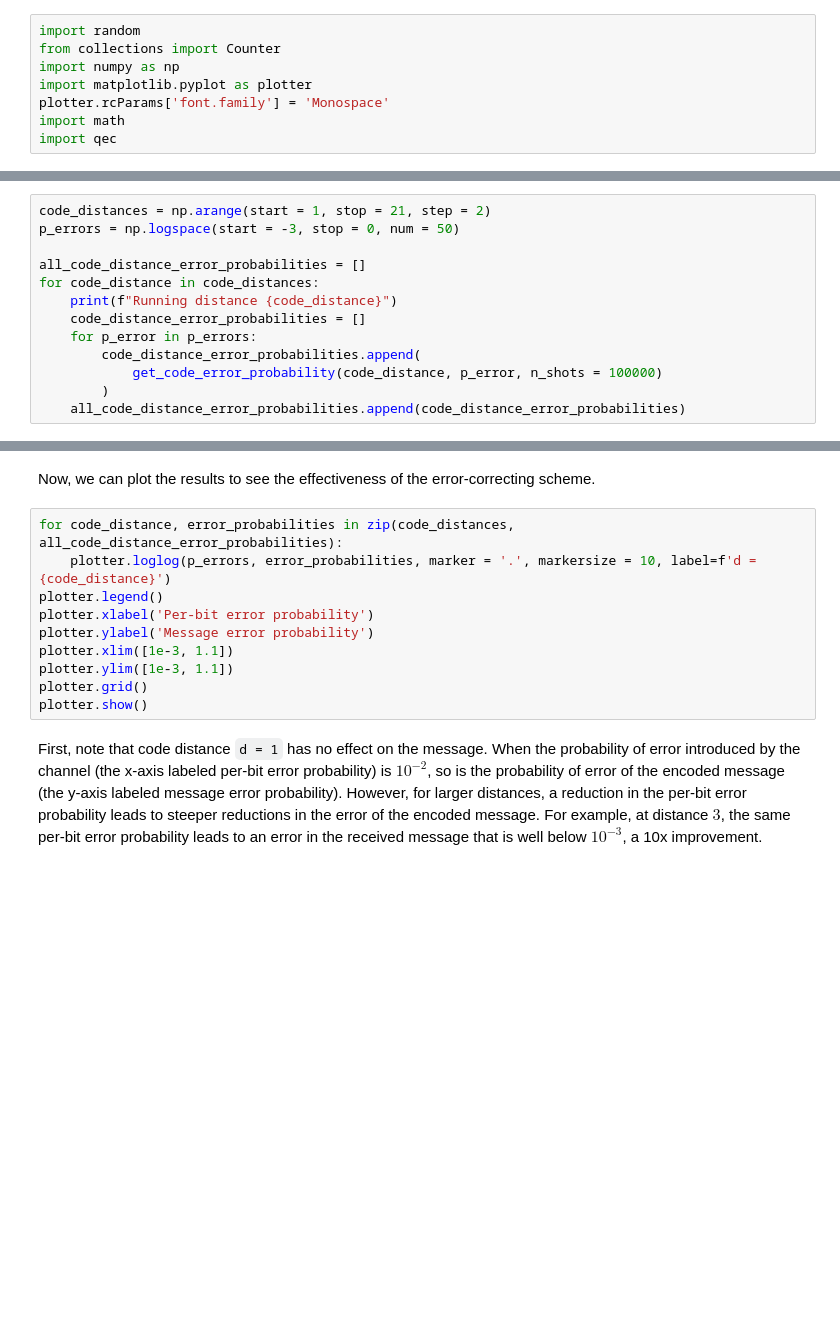
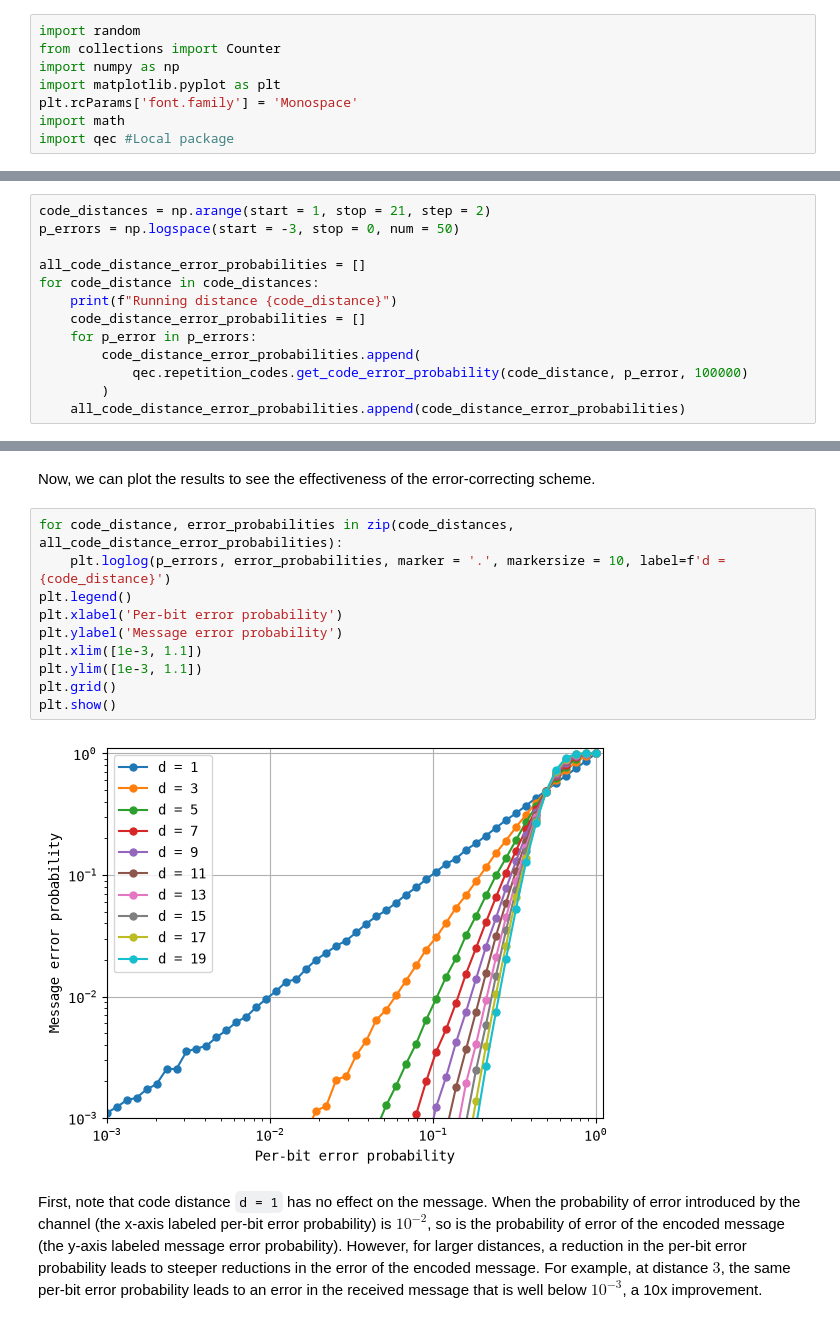
Before and after one commit to Abiyzelalem27/deltakit-textbook, a Jupyter notebook: docs/notebooks/ch1-intuition/classical-intuition.ipynb, the cells around one changed output, grey strips where cells are left out. Drawn from its saved outputs; the diff is of its cells as text; blank space fills up the shorter version.

Commit message:
Fix repetition-code decoder and logical error simulation

```diff
--- a/docs/notebooks/ch1-intuition/classical-intuition.ipynb
+++ b/docs/notebooks/ch1-intuition/classical-intuition.ipynb
@@ -24,7 +25,7 @@ Note: you may need to restart the kernel to use updated packages.
 import random
 from collections import Counter
 import numpy as np
-import matplotlib.pyplot as plotter
-plotter.rcParams['font.family'] = 'Monospace'
+import matplotlib.pyplot as plt
+plt.rcParams['font.family'] = 'Monospace'
 import math
-import qec
+import qec #Local package
@@ -91,6 +83,6 @@ for code_distance in code_distances:
     code_distance_error_probabilities = []
     for p_error in p_errors:
         code_distance_error_probabilities.append(
-            get_code_error_probability(code_distance, p_error, n_shots = 100000)
+            qec.repetition_codes.get_code_error_probability(code_distance, p_error, 100000)
         )
     all_code_distance_error_probabilities.append(code_distance_error_probabilities)
@@ -98,14 +101,16 @@ for code_distance in code_distances:
 Now, we can plot the results to see the effectiveness of the error-correcting scheme.
 # %%
 for code_distance, error_probabilities in zip(code_distances, all_code_distance_error_probabilities):
-    plotter.loglog(p_errors, error_probabilities, marker = '.', markersize = 10, label=f'd = {code_distance}')
-plotter.legend()
-plotter.xlabel('Per-bit error probability')
-plotter.ylabel('Message error probability')
-plotter.xlim([1e-3, 1.1])
-plotter.ylim([1e-3, 1.1])
-plotter.grid()
-plotter.show()
+    plt.loglog(p_errors, error_probabilities, marker = '.', markersize = 10, label=f'd = {code_distance}')
+plt.legend()
+plt.xlabel('Per-bit error probability')
+plt.ylabel('Message error probability')
+plt.xlim([1e-3, 1.1])
+plt.ylim([1e-3, 1.1])
+plt.grid()
+plt.show()
+# %% [output]
+[figure, added]
 # %% [markdown]
 First, note that code distance `d = 1` has no effect on the message. When the probability of error introduced by the channel (the x-axis labeled per-bit error probability) is $10^{-2}$, so is the probability of error of the encoded message (the y-axis labeled message error probability). However, for larger distances, a reduction in the per-bit error probability leads to steeper reductions in the error of the encoded message. For example, at distance $3$, the same per-bit error probability leads to an error in the received message that is well below $10^{-3}$, a 10x improvement.
 # %% [markdown]
```
Also changed, not shown: parts of 17 cells of this notebook, 19 other files.
